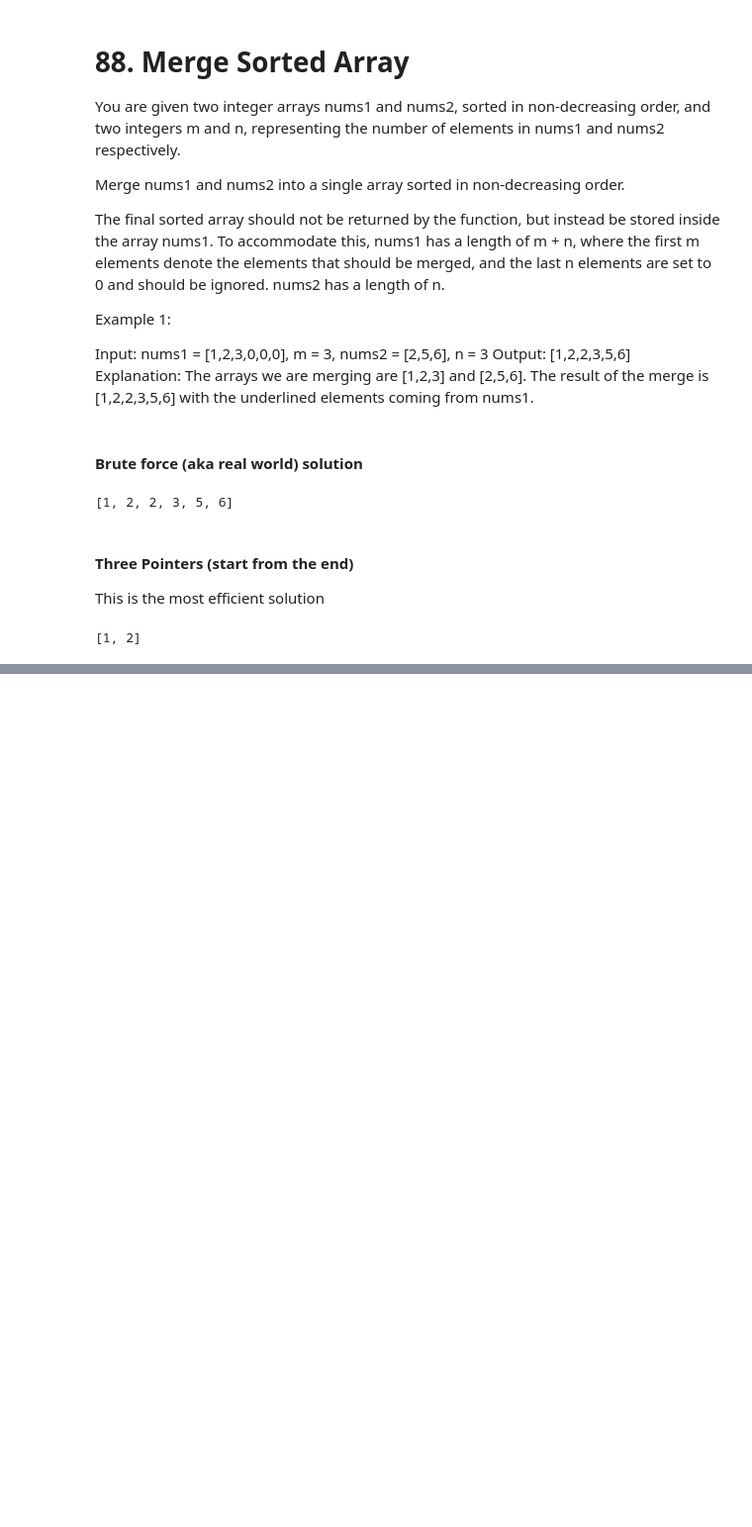
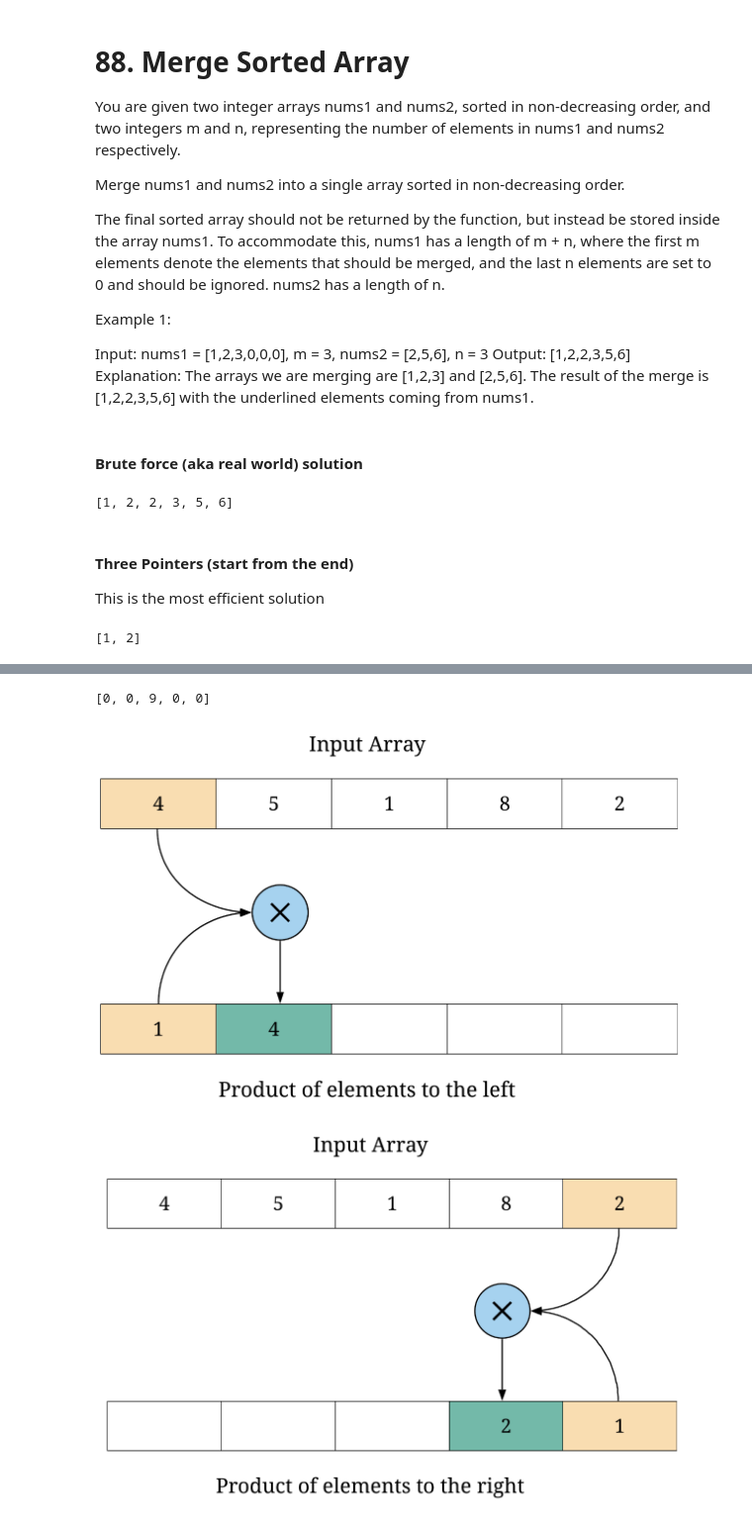
Before and after one commit to curado26/coding_elements, a Jupyter notebook: array.ipynb, the cells around one changed output, grey strips where cells are left out. Shown: that part at 99% size. Saved outputs shown, nothing was run; the diff lists cells and outputs as text; code cells hidden in the pictures; blank space fills up the shorter version.

Commit message:
ADD: 238. Product of Array Except Self (this one is beautifull)

```diff
--- a/array.ipynb
+++ b/array.ipynb
@@ -252,0 +337,25 @@ print(nums1)
+# %%
+
+# A) Brute Force
+nums = [-1,1,0,-3,3]
+
+result = []
+
+for i in range(len(nums)):
+    product = 1
+    for j in range(len(nums)):
+        if i != j:
+            product = product * nums[j]
+
+    result.append(product)
+# %% [output]
+[0, 0, 9, 0, 0]
+# %%
+from IPython.display import Image, display
+
+# Display a resized image
+display(Image(filename='images/238_left.png', width=600, height=400))
+display(Image(filename='images/238_right.png', width=600, height=400))
+# %% [output]
+[figure, added]
+[figure, added]
```
Also changed, not shown: parts of 13 cells of this notebook, 5 other files.
